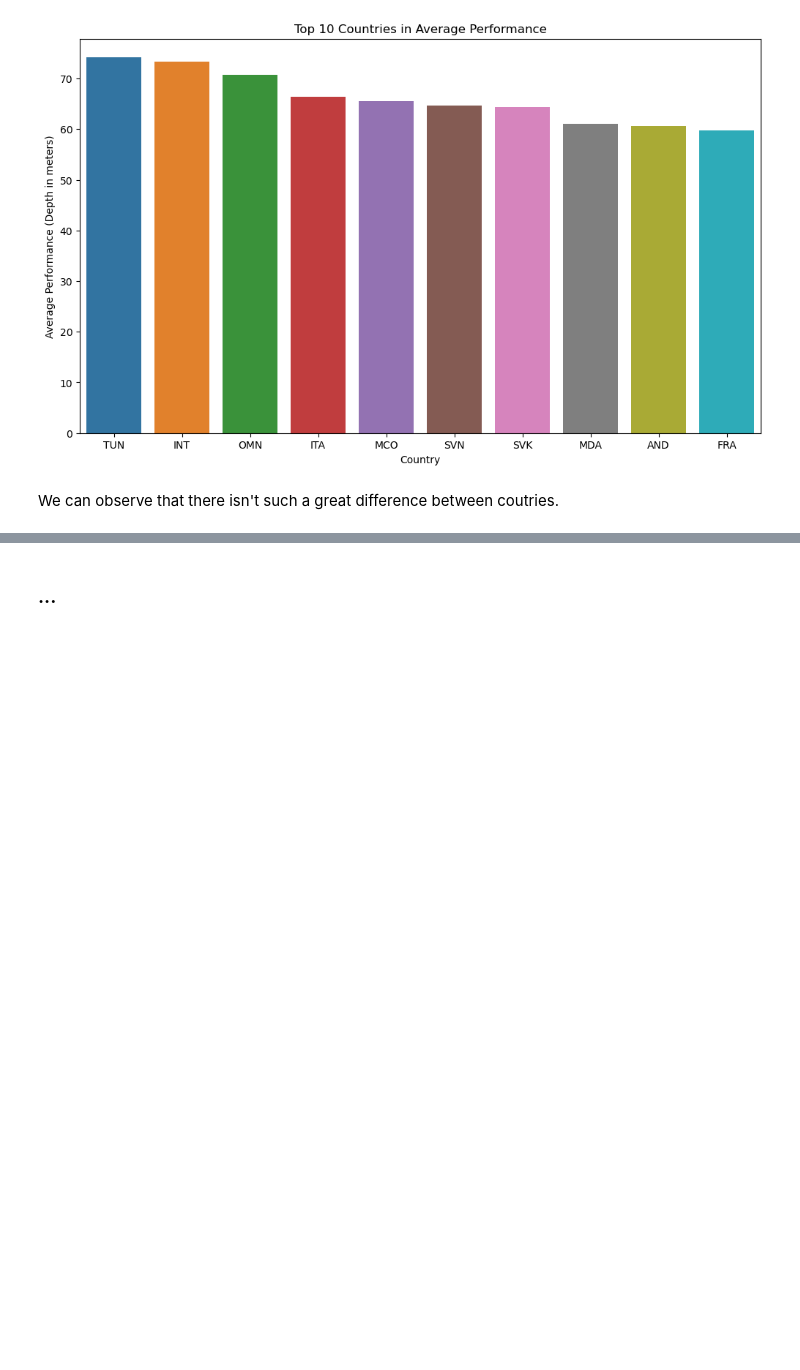
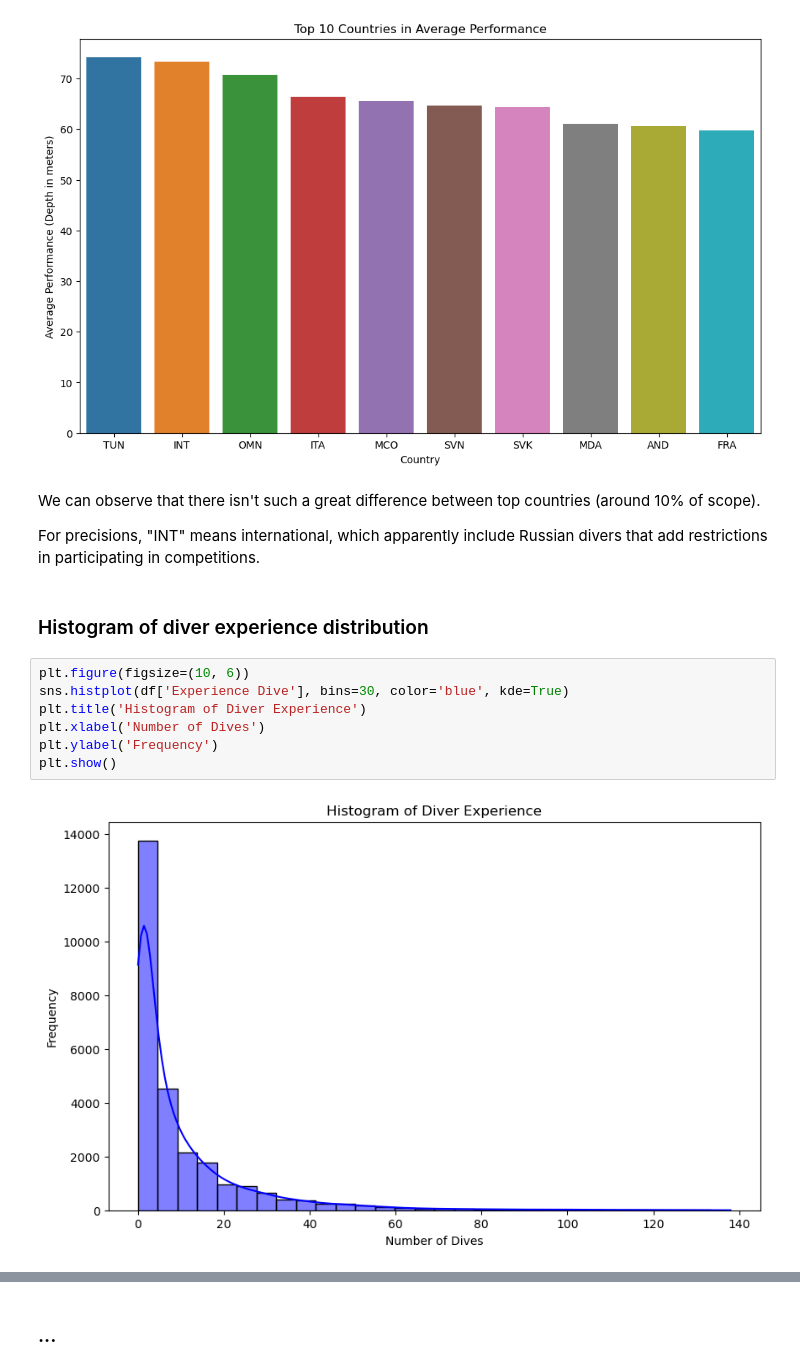
Before and after one commit to ai-mohammed/Projet-Machine-Learning-apn-e, a Jupyter notebook: src/Data_visualization.ipynb, the cells around one changed output, grey strips where cells are left out. Drawn from its saved outputs; the diff is of its cells as text; blank space fills up the shorter version.

```diff
--- a/src/Data_visualization.ipynb
+++ b/src/Data_visualization.ipynb
@@ -150,4 +150,17 @@ plt.show()
 # %% [output]
 [figure]
 # %% [markdown]
-We can observe that there isn't such a great difference between coutries.
+We can observe that there isn't such a great difference between top countries (around 10% of scope).
+
+For precisions, "INT" means international, which apparently include Russian divers that add restrictions in participating in competitions.
+# %% [markdown]
+### Histogram of diver experience distribution
+# %%
+plt.figure(figsize=(10, 6))
+sns.histplot(df['Experience Dive'], bins=30, color='blue', kde=True)
+plt.title('Histogram of Diver Experience')
+plt.xlabel('Number of Dives')
+plt.ylabel('Frequency')
+plt.show()
+# %% [output]
+[figure, added]
```
Also changed, not shown: parts of 14 cells of this notebook, 2 other files.
